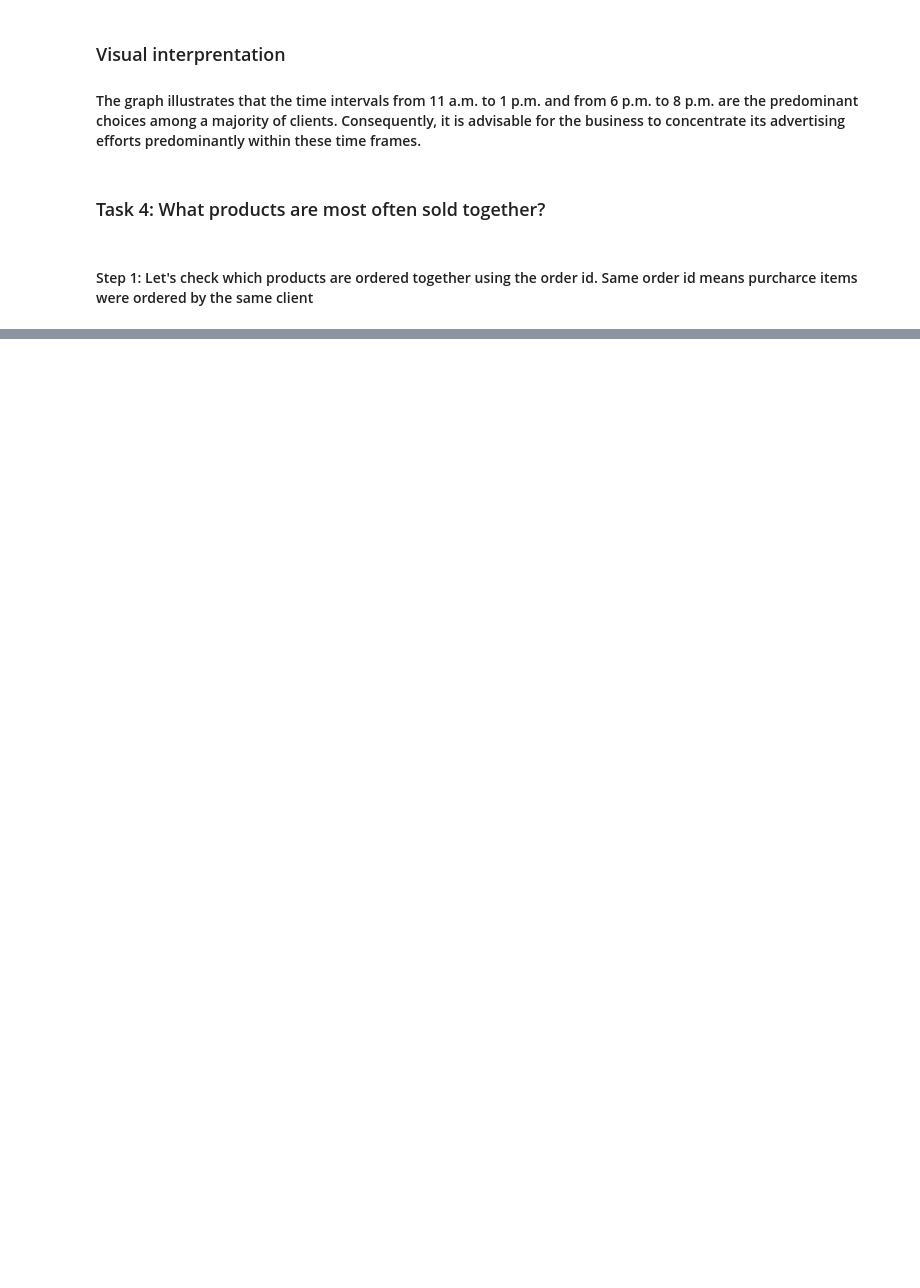
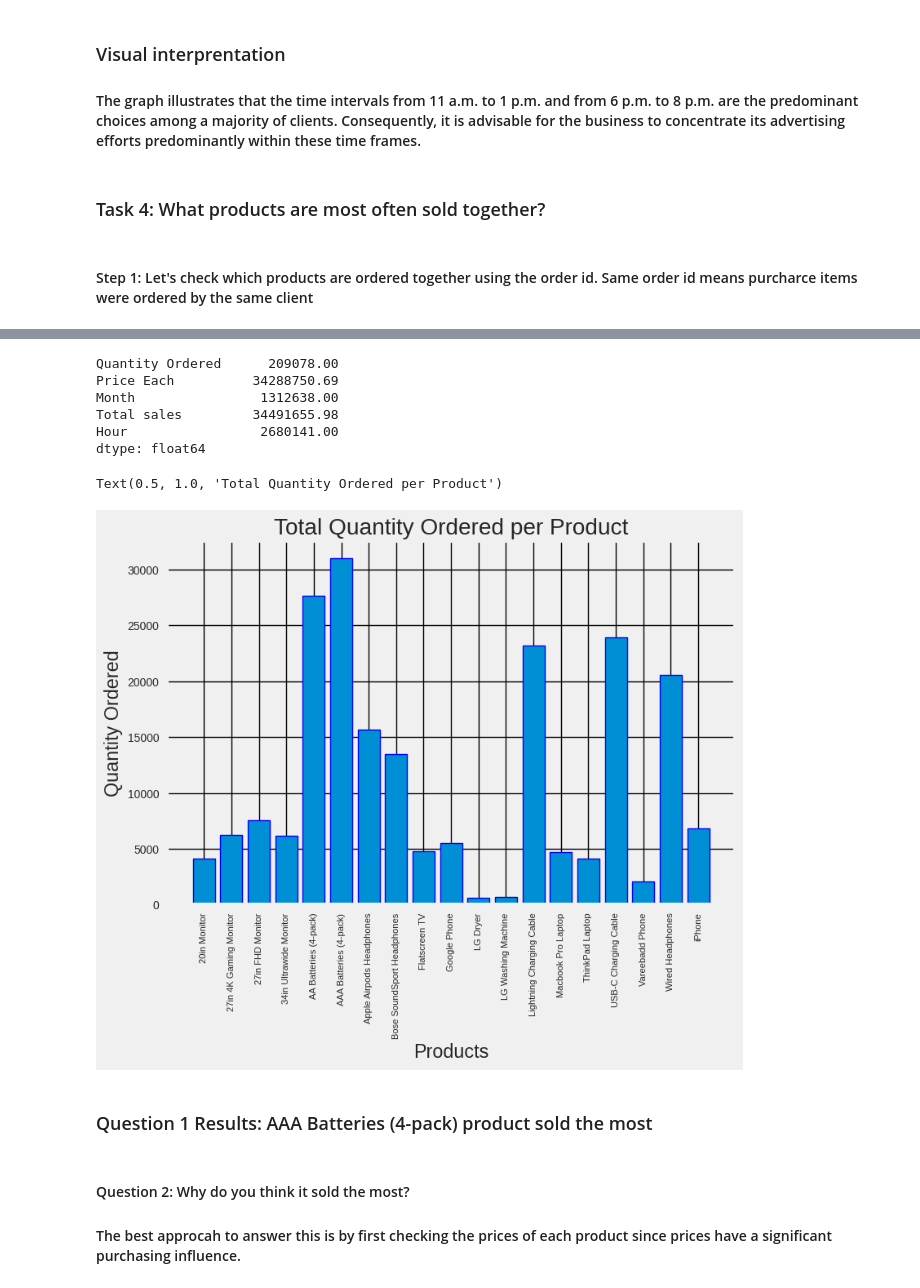
Before and after one commit to EdwinKingori/Sales_analysis, a Jupyter notebook: Sales_data_analysis.ipynb, the cells around one changed output, grey strips where cells are left out. Saved outputs shown, nothing was run; the diff lists cells and outputs as text; code cells hidden in the pictures; blank space fills up the shorter version.

```diff
--- a/Sales_data_analysis.ipynb
+++ b/Sales_data_analysis.ipynb
@@ -590,0 +646,31 @@ df.head(10)
+# %%
+# Getting the overall sum of the columns
+Product_sold.sum()
+# %% [output]
+Quantity Ordered      209078.00
+Price Each          34288750.69
+Month                1312638.00
+Total sales         34491655.98
+Hour                 2680141.00
+dtype: float64
+# %%
+Product_sold = merged_data.groupby('Product')
+quantity_ordered = Product_sold['Quantity Ordered'].sum()
+
+keys = [pair for pair, df in Product_sold]
+plt.bar(keys, quantity_ordered, color="#008fd5", linewidth=1, edgecolor='blue')
+plt.xticks(keys, rotation='vertical', size=8)
+
+plt.style.use('fivethirtyeight')
+plt.grid(color ='black')
+plt.xlabel('Products')
+plt.ylabel('Quantity Ordered')
+plt.title('Total Quantity Ordered per Product')
+# %% [output]
+Text(0.5, 1.0, 'Total Quantity Ordered per Product')
+[figure, added]
+# %% [markdown]
+### Question 1 Results: AAA Batteries (4-pack) product sold the most
+# %% [markdown]
+#### Question 2: Why do you think it sold the most?
+#### The best approcah to answer this is by first checking the prices of each product since prices have a significant purchasing influence.
```
Also changed, not shown: parts of 20 cells of this notebook.
